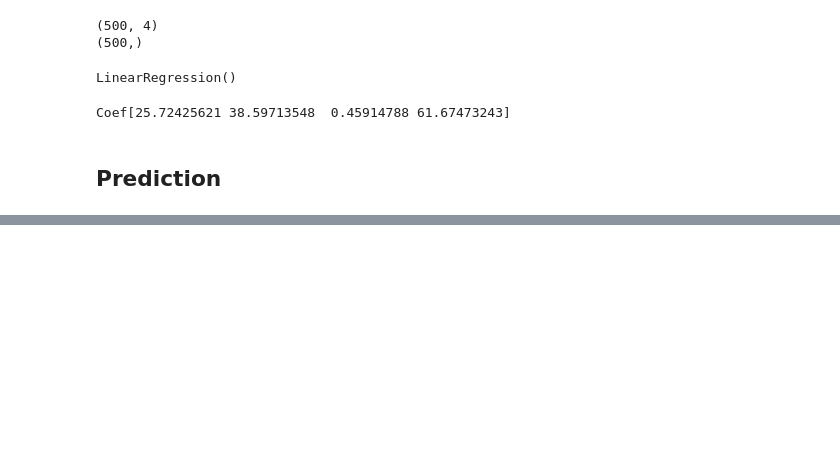
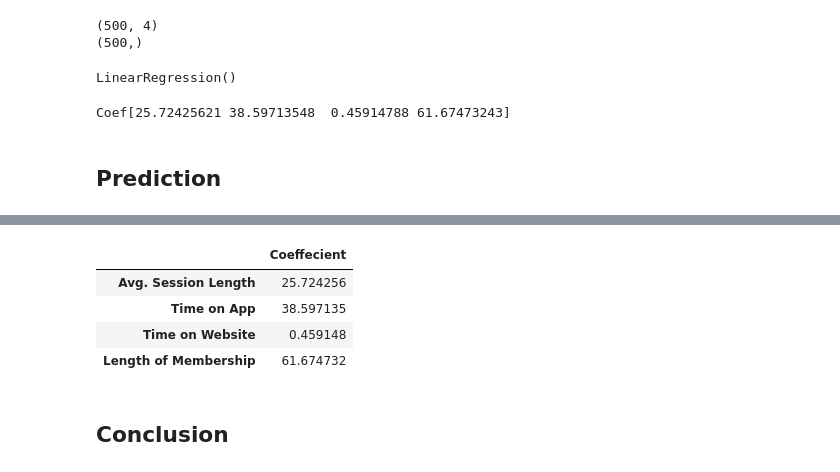
Before and after one commit to KemalYukselir/E-Commerce, a Jupyter notebook: main.ipynb, the cells around one changed output, grey strips where cells are left out. Saved outputs shown, nothing was run; the diff lists cells and outputs as text; code cells hidden in the pictures; blank space fills up the shorter version.

```diff
--- a/main.ipynb
+++ b/main.ipynb
@@ -114,0 +122,12 @@ Coef[25.72425621 38.59713548  0.45914788 61.67473243]
+# %%
+coeffecients = pd.DataFrame(lm.coef_,X.columns)
+coeffecients.columns = ['Coeffecient']
+coeffecients
+# %% [output]
+|  | Coeffecient |
+| Avg. Session Length | 25.724256 |
+| Time on App | 38.597135 |
+| Time on Website | 0.459148 |
+| Length of Membership | 61.674732 |
+# %% [markdown]
+## Conclusion
```
Also changed, not shown: parts of 3 cells of this notebook.
